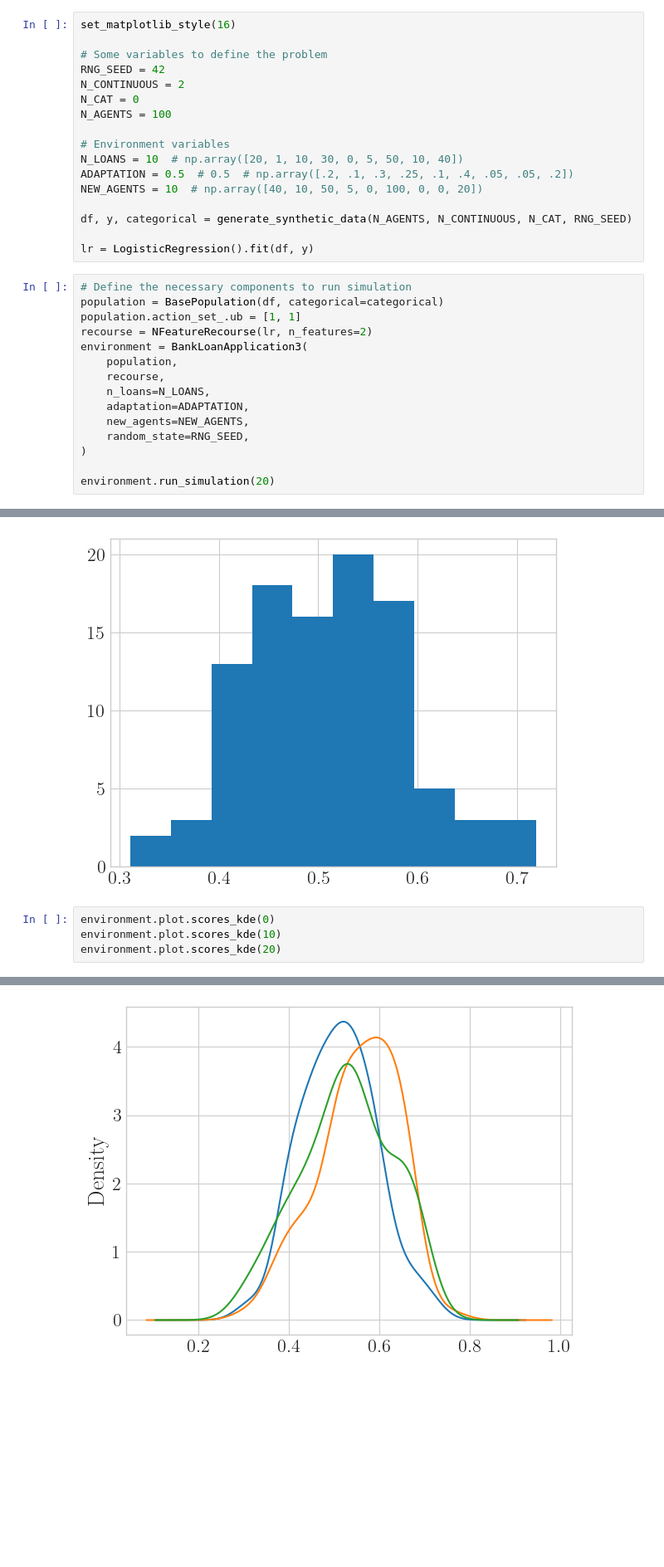
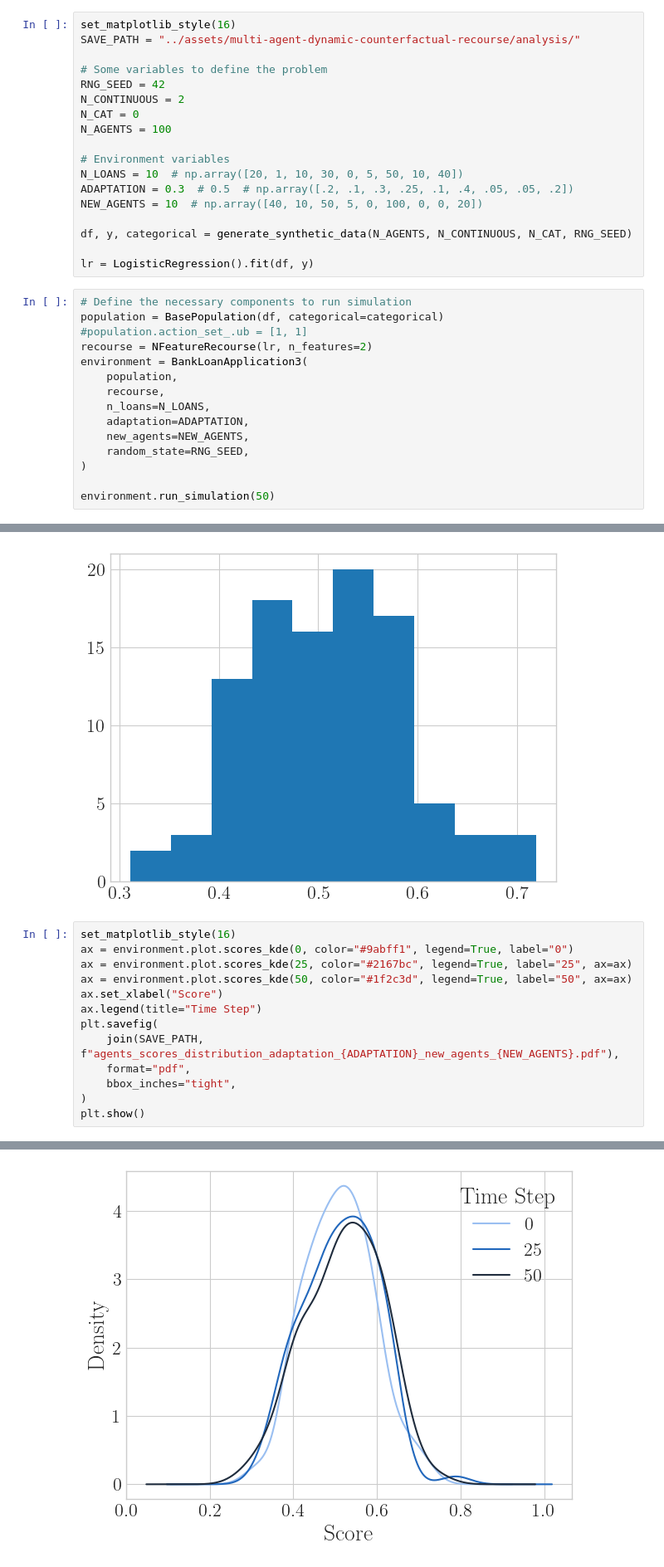
Before and after one commit to joaopfonseca/recourse-over-time, a Jupyter notebook: notebooks/1.2-bank-loan-env3.ipynb, the cells around one changed output, grey strips where cells are left out. Shown at 83% size. Saved outputs shown, nothing was run; the diff lists cells and outputs as text; blank space fills up the shorter version.

```diff
--- a/notebooks/1.2-bank-loan-env3.ipynb
+++ b/notebooks/1.2-bank-loan-env3.ipynb
@@ -10,6 +11,7 @@ from recgame.environments import BankLoanApplication3
 from recgame.utils import generate_synthetic_data
 # %%
 set_matplotlib_style(16)
+SAVE_PATH = "../assets/multi-agent-dynamic-counterfactual-recourse/analysis/"
 
 # Some variables to define the problem
 RNG_SEED = 42
@@ -19,7 +21,7 @@ N_AGENTS = 100
 
 # Environment variables
 N_LOANS = 10  # np.array([20, 1, 10, 30, 0, 5, 50, 10, 40])
-ADAPTATION = 0.5  # 0.5  # np.array([.2, .1, .3, .25, .1, .4, .05, .05, .2])
+ADAPTATION = 0.3  # 0.5  # np.array([.2, .1, .3, .25, .1, .4, .05, .05, .2])
 NEW_AGENTS = 10  # np.array([40, 10, 50, 5, 0, 100, 0, 0, 20])
 
 df, y, categorical = generate_synthetic_data(N_AGENTS, N_CONTINUOUS, N_CAT, RNG_SEED)
@@ -28,7 +30,7 @@ lr = LogisticRegression().fit(df, y)
 # %%
 # Define the necessary components to run simulation
 population = BasePopulation(df, categorical=categorical)
-population.action_set_.ub = [1, 1]
+#population.action_set_.ub = [1, 1]
 recourse = NFeatureRecourse(lr, n_features=2)
 environment = BankLoanApplication3(
     population,
@@ -39,7 +41,7 @@ environment = BankLoanApplication3(
     random_state=RNG_SEED,
 )
 
-environment.run_simulation(20)
+environment.run_simulation(50)
 # %% [output]
 <recgame.environments.environments.BankLoanApplication3 at 0x...>
 # %%
@@ -62,7 +73,16 @@ environment.plot.scores_histogram(0)
  <BarContainer object of 10 artists>)
 [figure]
 # %%
-environment.plot.scores_kde(0)
-environment.plot.scores_kde(10)
-environment.plot.scores_kde(20)
+set_matplotlib_style(16)
+ax = environment.plot.scores_kde(0, color="#9abff1", legend=True, label="0")
+ax = environment.plot.scores_kde(25, color="#2167bc", legend=True, label="25", ax=ax)
+ax = environment.plot.scores_kde(50, color="#1f2c3d", legend=True, label="50", ax=ax)
+ax.set_xlabel("Score")
+ax.legend(title="Time Step")
+plt.savefig(
+    join(SAVE_PATH, f"agents_scores_distribution_adaptation_{ADAPTATION}_new_agents_{NEW_AGENTS}.pdf"),
+    format="pdf",
+    bbox_inches="tight",
+)
+plt.show()
 # %% [output]
@@ -70,4 +89,4 @@ environment.plot.scores_kde(20)
-[figure, old version]
+[figure, new version]
 # %%
 environment.plot.population_size()
 # %% [output]
```
Also changed, not shown: parts of 13 cells of this notebook, 22 other files.
